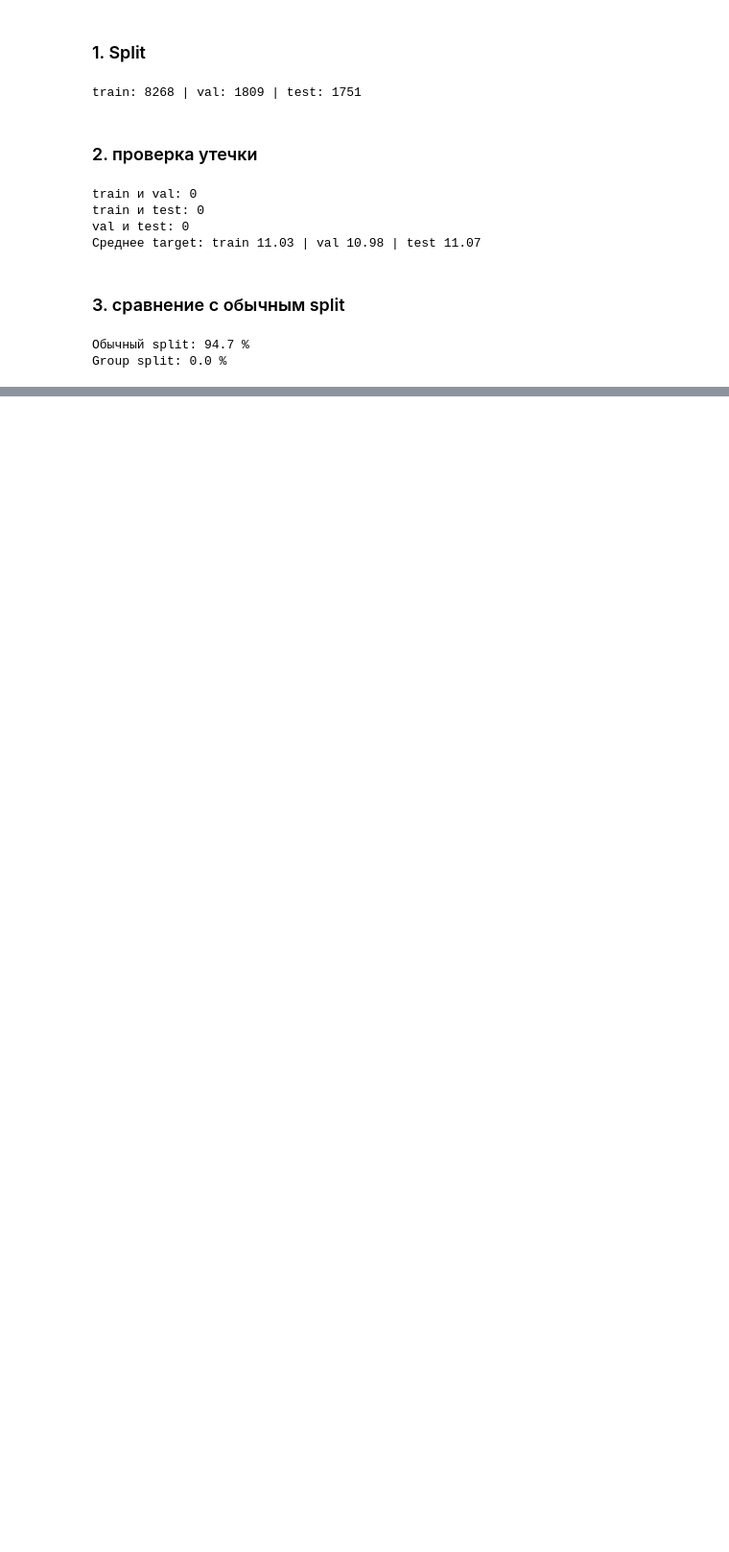
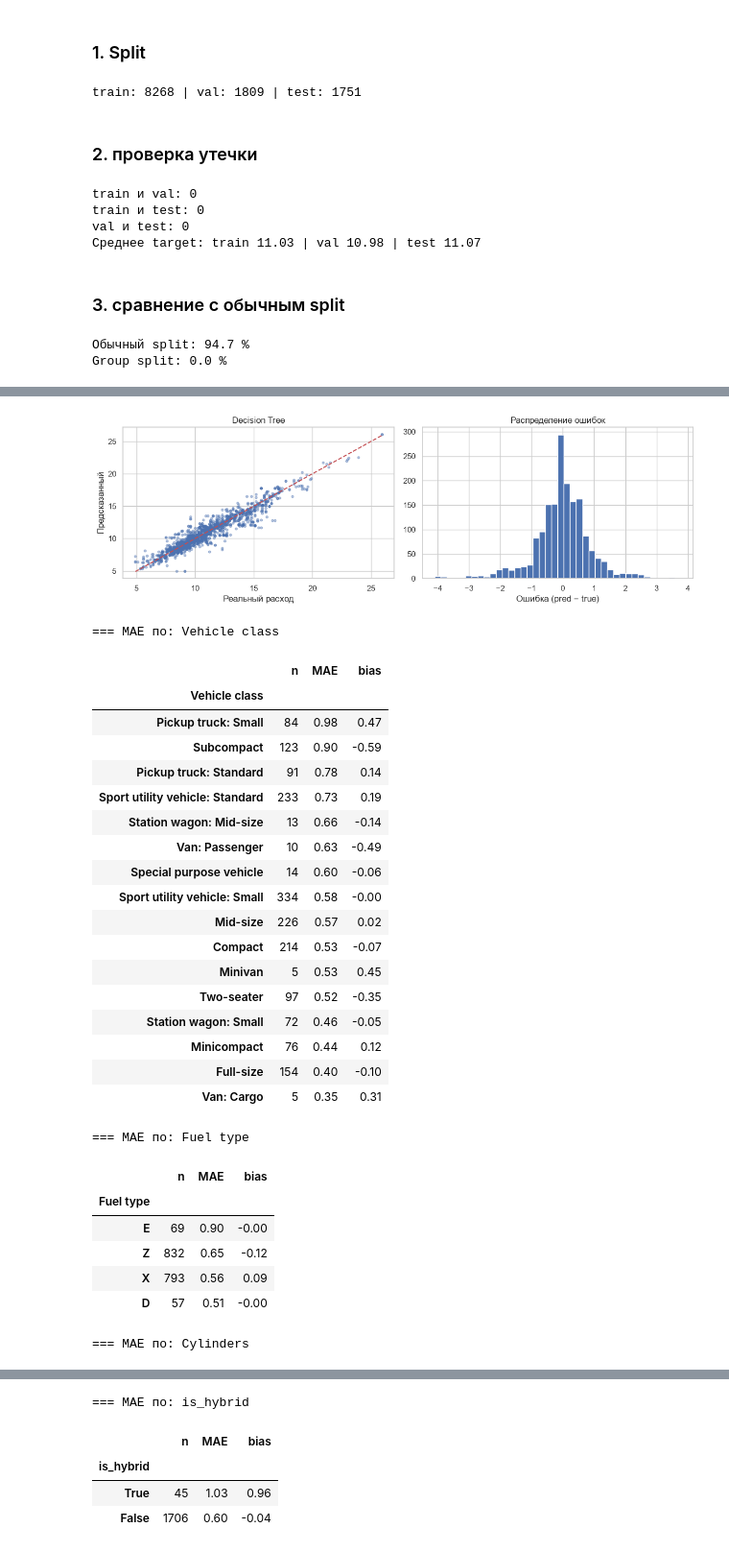
Before and after one commit to isk0nka-dot/Vehicle-Fuel-Efficiency, a Jupyter notebook: notebooks/midterm.ipynb, the cells around one changed output, grey strips where cells are left out. Shown at 96% size. Saved outputs shown, nothing was run; the diff lists cells and outputs as text; code cells hidden in the pictures; blank space fills up the shorter version.

```diff
--- a/notebooks/midterm.ipynb
+++ b/notebooks/midterm.ipynb
@@ -813,22 +838,20 @@ X: (11828, 8) | y: (11828,)
 # %% [markdown]
 ### 1. Split
 # %%
-from sklearn.model_selection import GroupShuffleSplit
+from sklearn.model_selection import GroupShuffleSplit, GroupKFold
 
-# Группа = марка + модель. Одна группа целиком попадает в одну часть
+RANDOM_STATE = 42
 groups = df["Make"] + " | " + df["Model"].str.strip()
 
 # Шаг 1: отделяем test (15%)
-split1 = GroupShuffleSplit(n_splits=1, test_size=0.15, random_state=42)
+split1 = GroupShuffleSplit(n_splits=1, test_size=0.15, random_state=RANDOM_STATE)
 temp_idx, test_idx = next(split1.split(X, y, groups))
-
 X_temp, y_temp, g_temp = X.iloc[temp_idx], y.iloc[temp_idx], groups.iloc[temp_idx]
 X_test, y_test, g_test = X.iloc[test_idx], y.iloc[test_idx], groups.iloc[test_idx]
 
-# Шаг 2: из оставшегося отделяем validation (15% от всех данных)
-split2 = GroupShuffleSplit(n_splits=1, test_size=0.15 / 0.85, random_state=42)
+# Шаг 2: из остатка отделяем validation (15% от всех данных)
+split2 = GroupShuffleSplit(n_splits=1, test_size=0.15 / 0.85, random_state=RANDOM_STATE)
 train_idx, val_idx = next(split2.split(X_temp, y_temp, g_temp))
-
 X_train, y_train, g_train = X_temp.iloc[train_idx], y_temp.iloc[train_idx], g_temp.iloc[train_idx]
 X_val, y_val, g_val = X_temp.iloc[val_idx], y_temp.iloc[val_idx], g_temp.iloc[val_idx]
 
@@ -891,0 +1389,62 @@ Group split: 0.0 %
+# %%
+y_pred = test_preds[best_name]
+err = X_test.copy()
+err["y_true"] = y_test.values
+err["y_pred"] = y_pred
+err["error"] = err["y_pred"] - err["y_true"]       # >0: модель завышает расход
+err["abs_error"] = err["error"].abs()
+err[["Make", "Model"]] = df.loc[X_test.index, ["Make", "Model"]]
+err["is_hybrid"] = err["Model"].str.contains("hybrid", case=False)
+
+# 1. Общая картина
+fig, ax = plt.subplots(1, 2, figsize=(12, 4))
+ax[0].scatter(err["y_true"], err["y_pred"], s=10, alpha=0.4)
+lims = [err["y_true"].min(), err["y_true"].max()]
+ax[0].plot(lims, lims, "r--")
+ax[0].set_xlabel("Реальный расход"); ax[0].set_ylabel("Предсказанный"); ax[0].set_title(best_name)
+ax[1].hist(err["error"], bins=40)
+ax[1].set_xlabel("Ошибка (pred − true)"); ax[1].set_title("Распределение ошибок")
+plt.tight_layout(); plt.show()
+
+# 2. Срезы
+def by(col):
+    return (err.groupby(col)
+            .agg(n=("abs_error", "size"), MAE=("abs_error", "mean"), bias=("error", "mean"))
+            .round(2).sort_values("MAE", ascending=False))
+
+for col in ["Vehicle class", "Fuel type", "Cylinders", "is_hybrid"]:
+    print(f"\n=== MAE по: {col}")
+    display(by(col))
+
+# 3. Топ-10 худших ошибок
+cols = ["Make", "Model", "Vehicle class", "Fuel type", "Engine size (L)", "y_true", "y_pred", "abs_error"]
+err.sort_values("abs_error", ascending=False)[cols].head(10).round(2)
+# %% [output]
+[figure, added]
+=== MAE по: Vehicle class
+|  | n | MAE | bias |
+| Vehicle class |  |  |  |
+| Pickup truck: Small | 84 | 0.98 | 0.47 |
+| Subcompact | 123 | 0.90 | -0.59 |
+| Pickup truck: Standard | 91 | 0.78 | 0.14 |
+| Sport utility vehicle: Standard | 233 | 0.73 | 0.19 |
+| Station wagon: Mid-size | 13 | 0.66 | -0.14 |
+| Van: Passenger | 10 | 0.63 | -0.49 |
+| Special purpose vehicle | 14 | 0.60 | -0.06 |
+| Sport utility vehicle: Small | 334 | 0.58 | -0.00 |
+| Mid-size | 226 | 0.57 | 0.02 |
+| Compact | 214 | 0.53 | -0.07 |
+| Minivan | 5 | 0.53 | 0.45 |
+| Two-seater | 97 | 0.52 | -0.35 |
+| Station wagon: Small | 72 | 0.46 | -0.05 |
+| Minicompact | 76 | 0.44 | 0.12 |
+| Full-size | 154 | 0.40 | -0.10 |
+| Van: Cargo | 5 | 0.35 | 0.31 |
+=== MAE по: Fuel type
+|  | n | MAE | bias |
+| Fuel type |  |  |  |
+| E | 69 | 0.90 | -0.00 |
+| Z | 832 | 0.65 | -0.12 |
+| X | 793 | 0.56 | 0.09 |
+| D | 57 | 0.51 | -0.00 |
+=== MAE по: Cylinders
@@ -891,0 +1461,5 @@ Group split: 0.0 %
+=== MAE по: is_hybrid
+|  | n | MAE | bias |
+| is_hybrid |  |  |  |
+| True | 45 | 1.03 | 0.96 |
+| False | 1706 | 0.60 | -0.04 |
```
Also changed, not shown: parts of 31 cells of this notebook.
